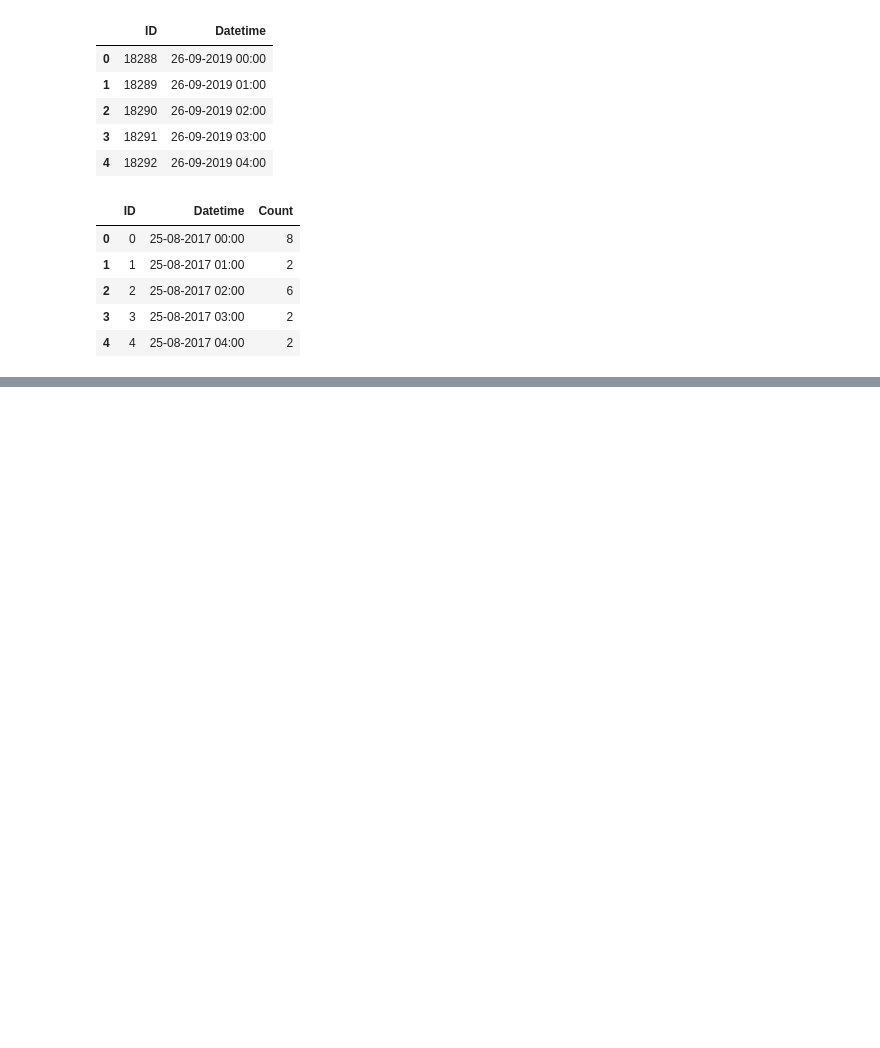
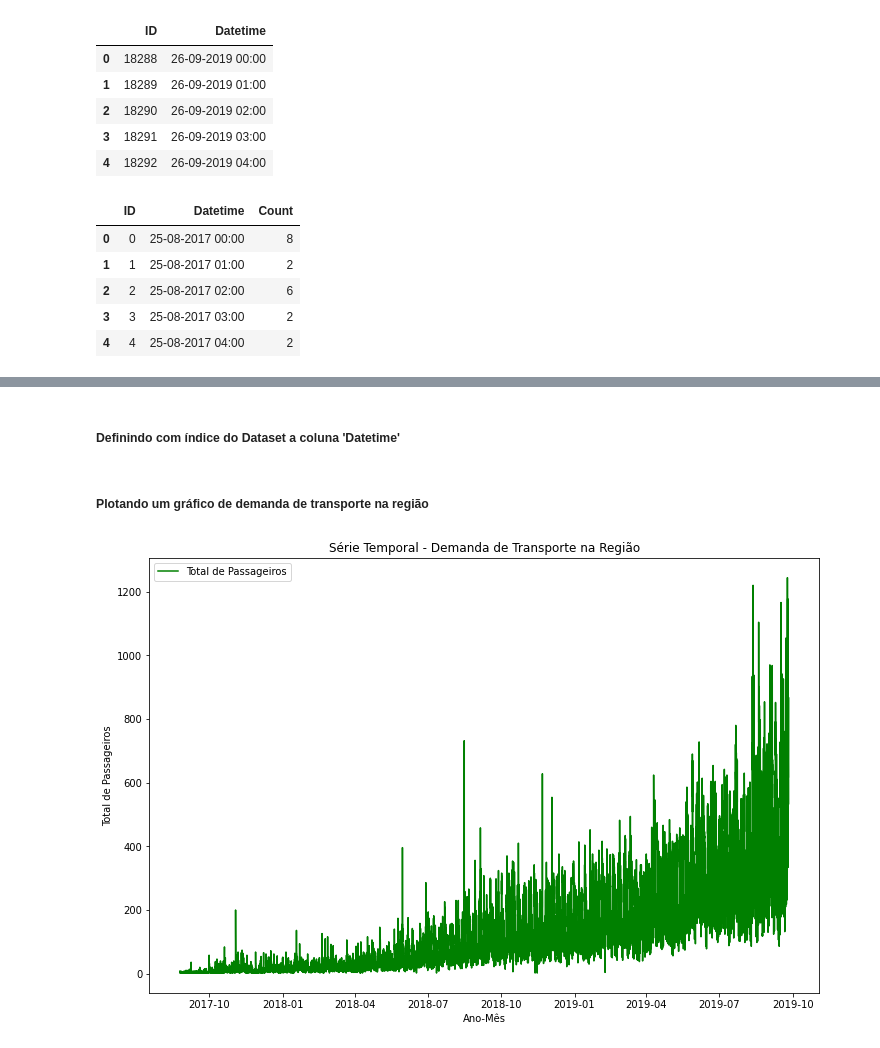
Before and after one commit to RicardoPaganini/HappyMoonVC, a Jupyter notebook: Happy-Moon-VC.ipynb, the cells around one changed output, grey strips where cells are left out. Drawn from its saved outputs; the diff is of its cells as text; code cells hidden in the pictures; blank space fills up the shorter version.

```diff
--- a/Happy-Moon-VC.ipynb
+++ b/Happy-Moon-VC.ipynb
@@ -44,0 +67,3 @@ dados_treino.head()
+# %%
+df3_treino.Datetime = pd.to_datetime(df3_treino.Datetime, format='%d-%m-%Y %H:%M')
+df3_teste.Datetime = pd.to_datetime(df3_teste.Datetime, format='%d-%m-%Y %H:%M')
@@ -44,0 +110,8 @@ dados_treino.head()
+# %%
+def fimDeSemana(registro):
+    if registro.dayofweek == 5 or registro.dayofweek == 6:
+        return 1
+    else:
+        return 0
+# %%
+df3_treino['final_semana'] = df3_treino.Datetime.apply(fimDeSemana)
@@ -44,0 +127,16 @@ dados_treino.head()
+# %% [markdown]
+##### Definindo com índice do Dataset a coluna 'Datetime'
+# %%
+df3_treino.index = df3_treino['Datetime']
+# %% [markdown]
+##### Plotando um gráfico de demanda de transporte na região
+# %%
+plt.figure(figsize=(12,8))
+plt.title('Série Temporal - Demanda de Transporte na Região')
+plt.plot(df3_treino.Count, label = 'Total de Passageiros', color = 'green')
+plt.xlabel('Ano-Mês')
+plt.ylabel('Total de Passageiros')
+plt.legend(loc='best')
+plt.show();
+# %% [output]
+[figure, added]
```
Also changed, not shown: parts of 31 cells of this notebook.
